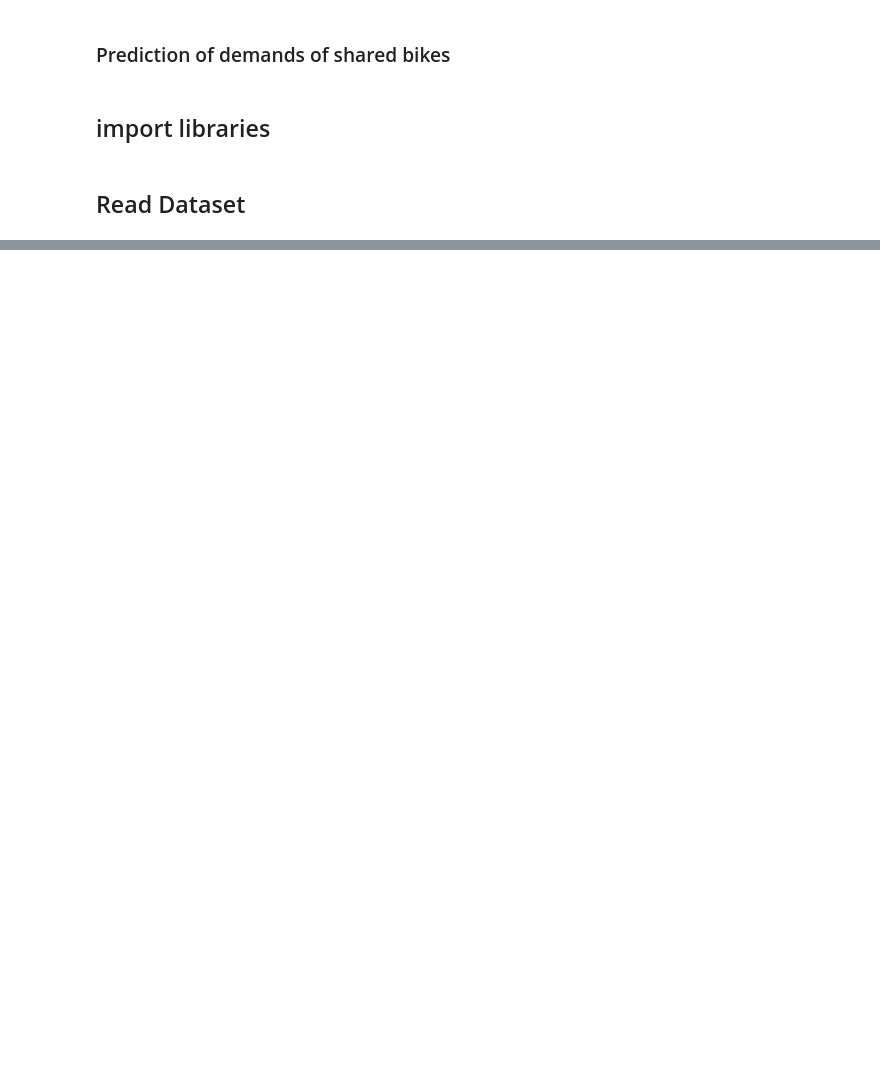
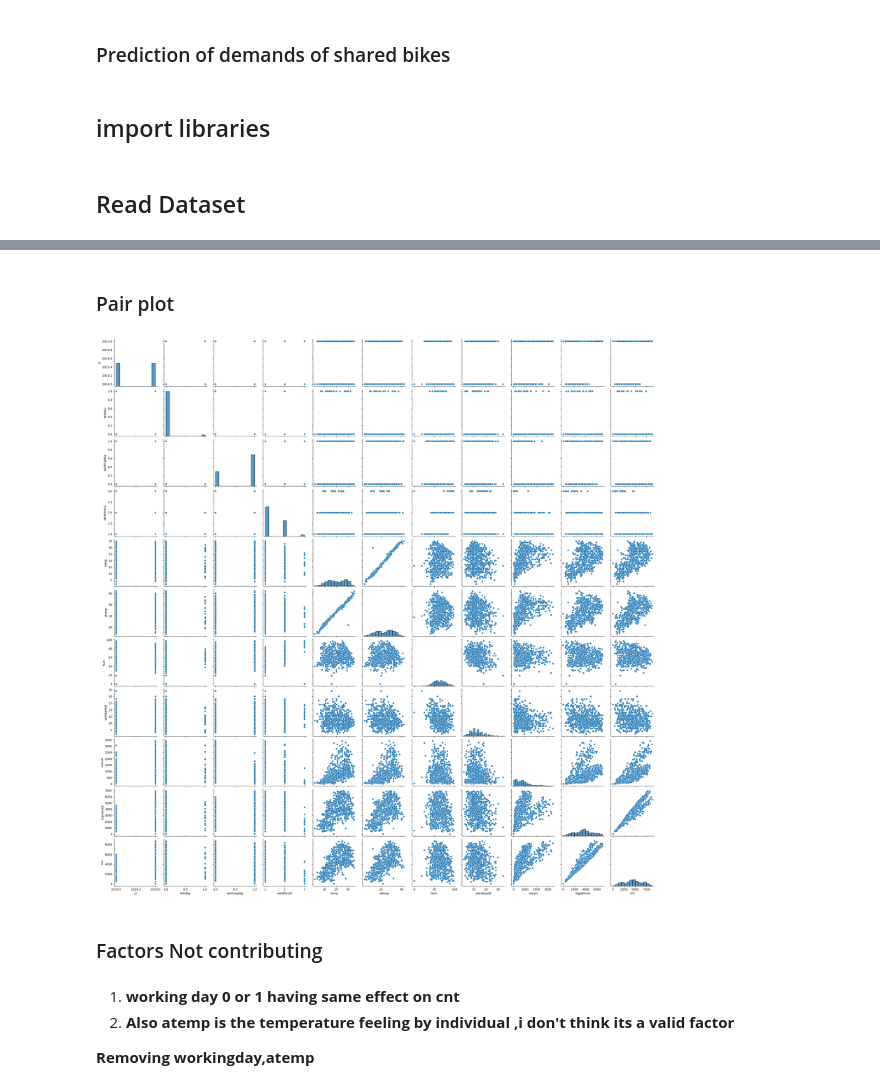
Before and after one commit to ChanchalNarang90/Bike_sharing_assignment, a Jupyter notebook: Bike_sharing_assignment.ipynb, the cells around one changed output, grey strips where cells are left out. Cells and saved outputs as stored; diff of their text form; code cells hidden in the pictures; blank space fills up the shorter version.

```diff
--- a/Bike_sharing_assignment.ipynb
+++ b/Bike_sharing_assignment.ipynb
@@ -44,0 +127,12 @@ Bike_Data
+# %%
+Days={0:'Monday',1:'Tuesday',2:'Wednesday',3:'Thursday',4:'Friday',5:'Saturday',6:'Sunday'}
+Months={0:'misc',1:'Jan',2:'Feb',3:'Mar',4:'Apr',5:'May',6:'Jun',7:'Jul',8:'Aug',9:'Sep',10:'Oct',11:'Nov',12:'Dec'}
+Seasons={1:'spring', 2:'summer', 3:'fall', 4:'winter'}
+
+Year={0:2018,1:2019}
+# %%
+Bike_Data['weekday']=[Days[day] for day in Bike_Data['weekday']]
+Bike_Data['mnth']=[Months[mnth]for mnth in Bike_Data['mnth']]
+Bike_Data['yr']=[Year[yr] for yr in Bike_Data['yr']]
+Bike_Data['season']=[Seasons[ses] for ses in Bike_Data['season']]
+Bike_Data=Bike_Data.drop(columns=['dteday','instant'])
@@ -44,0 +176,15 @@ Bike_Data
+# %% [markdown]
+### Pair plot
+# %%
+sns.pairplot(Bike_Data)
+plt.show()
+# %% [output]
+[figure, added]
+# %% [markdown]
+### Factors Not contributing
+# %% [markdown]
+1. **working day 0 or 1 having same effect on cnt**
+2. **Also atemp is the temperature feeling by individual ,i don't think its a valid factor**
+
+
+**Removing workingday,atemp**
```
Also changed, not shown: parts of 24 cells of this notebook, 1 other file.
